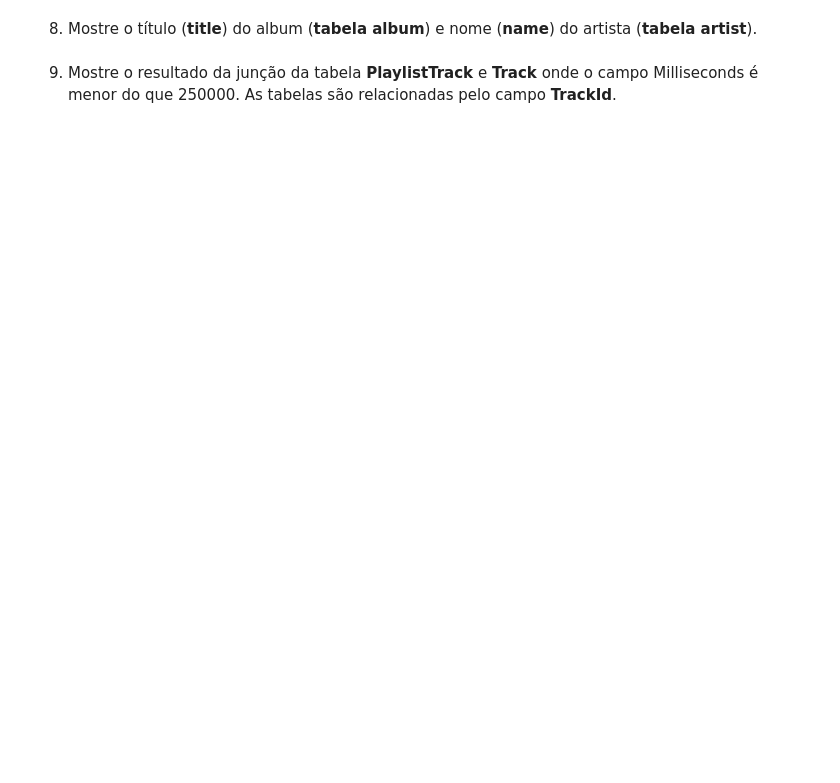
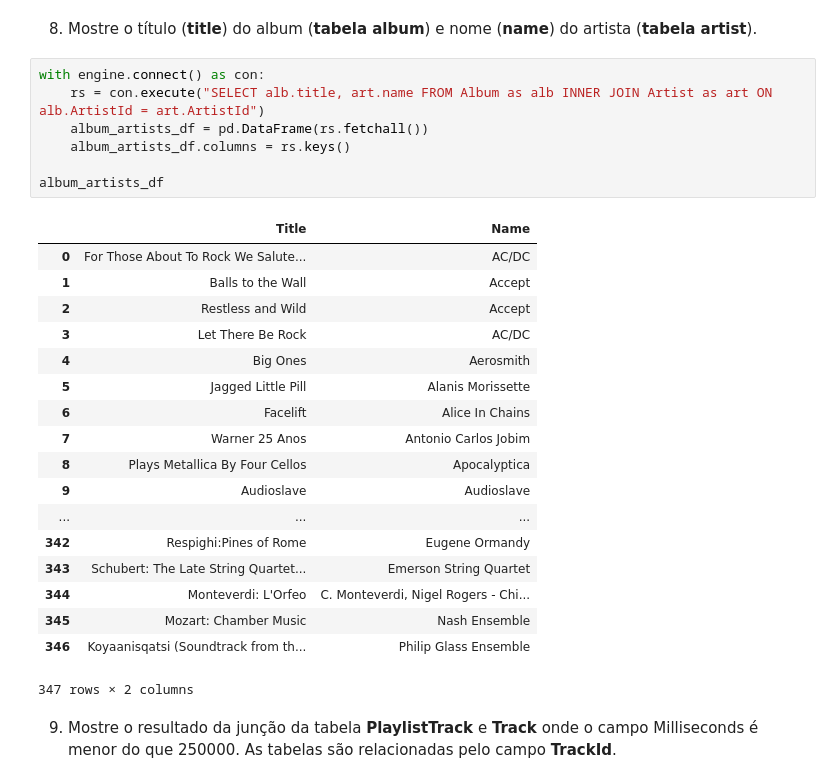
Before and after one commit to swatboss93/ciencia-de-dados, a Jupyter notebook: exercicios/aula 03/aula-3-maos-na-massa-5.ipynb, the cells around one changed output. Cells and saved outputs as stored; diff of their text form; blank space fills up the shorter version.

```diff
--- a/exercicios/aula 03/aula-3-maos-na-massa-5.ipynb
+++ b/exercicios/aula 03/aula-3-maos-na-massa-5.ipynb
@@ -17,4 +113,30 @@
 # %% [markdown]
 8. Mostre o título (**title**) do album (**tabela album**) e nome (**name**) do artista (**tabela artist**).
+# %%
+with engine.connect() as con:
+    rs = con.execute("SELECT alb.title, art.name FROM Album as alb INNER JOIN Artist as art ON alb.ArtistId = art.ArtistId")
+    album_artists_df = pd.DataFrame(rs.fetchall())
+    album_artists_df.columns = rs.keys()
+
+album_artists_df
+# %% [output]
+|  | Title | Name |
+| 0 | For Those About To Rock We Salute... | AC/DC |
+| 1 | Balls to the Wall | Accept |
+| 2 | Restless and Wild | Accept |
+| 3 | Let There Be Rock | AC/DC |
+| 4 | Big Ones | Aerosmith |
+| 5 | Jagged Little Pill | Alanis Morissette |
+| 6 | Facelift | Alice In Chains |
+| 7 | Warner 25 Anos | Antonio Carlos Jobim |
+| 8 | Plays Metallica By Four Cellos | Apocalyptica |
+| 9 | Audioslave | Audioslave |
+| ... | ... | ... |
+| 342 | Respighi:Pines of Rome | Eugene Ormandy |
+| 343 | Schubert: The Late String Quartet... | Emerson String Quartet |
+| 344 | Monteverdi: L'Orfeo | C. Monteverdi, Nigel Rogers - Chi... |
+| 345 | Mozart: Chamber Music | Nash Ensemble |
+| 346 | Koyaanisqatsi (Soundtrack from th... | Philip Glass Ensemble |
+347 rows × 2 columns
 # %% [markdown]
 9. Mostre o resultado da junção da tabela **PlaylistTrack** e **Track** onde o campo Milliseconds é menor do que 250000. As tabelas são relacionadas pelo campo **TrackId**.
```
Also changed, not shown: parts of 9 cells of this notebook.
